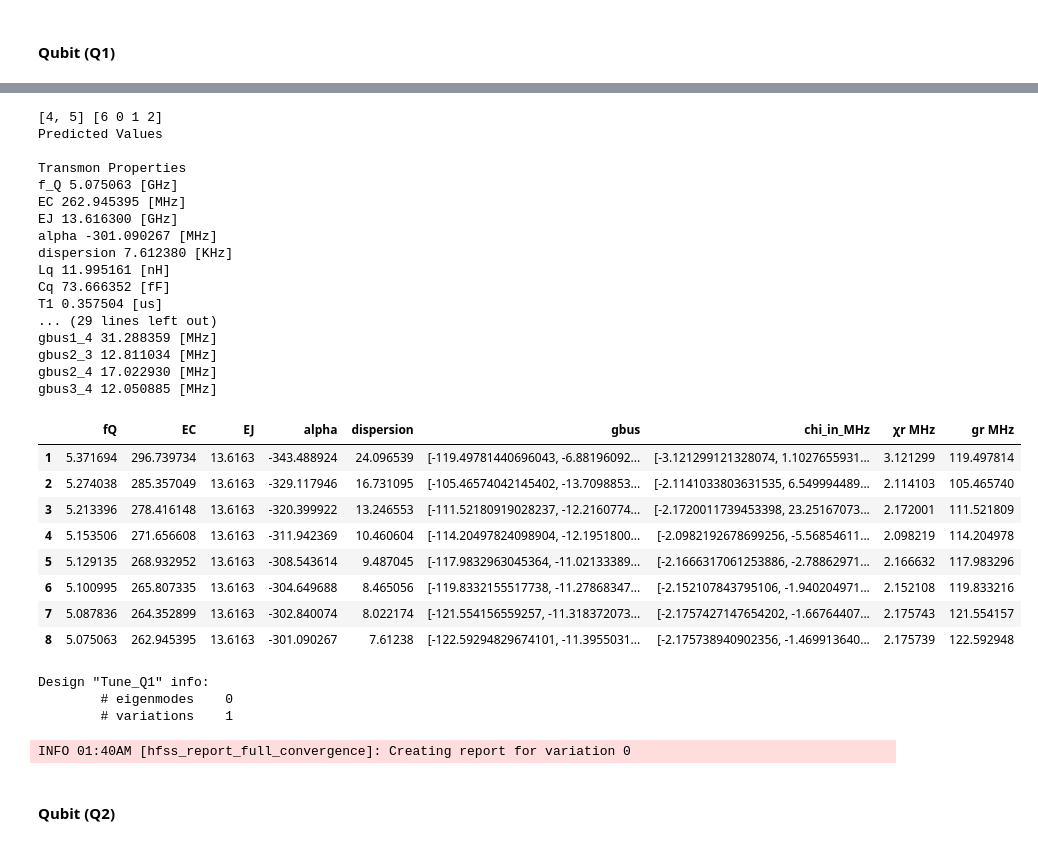
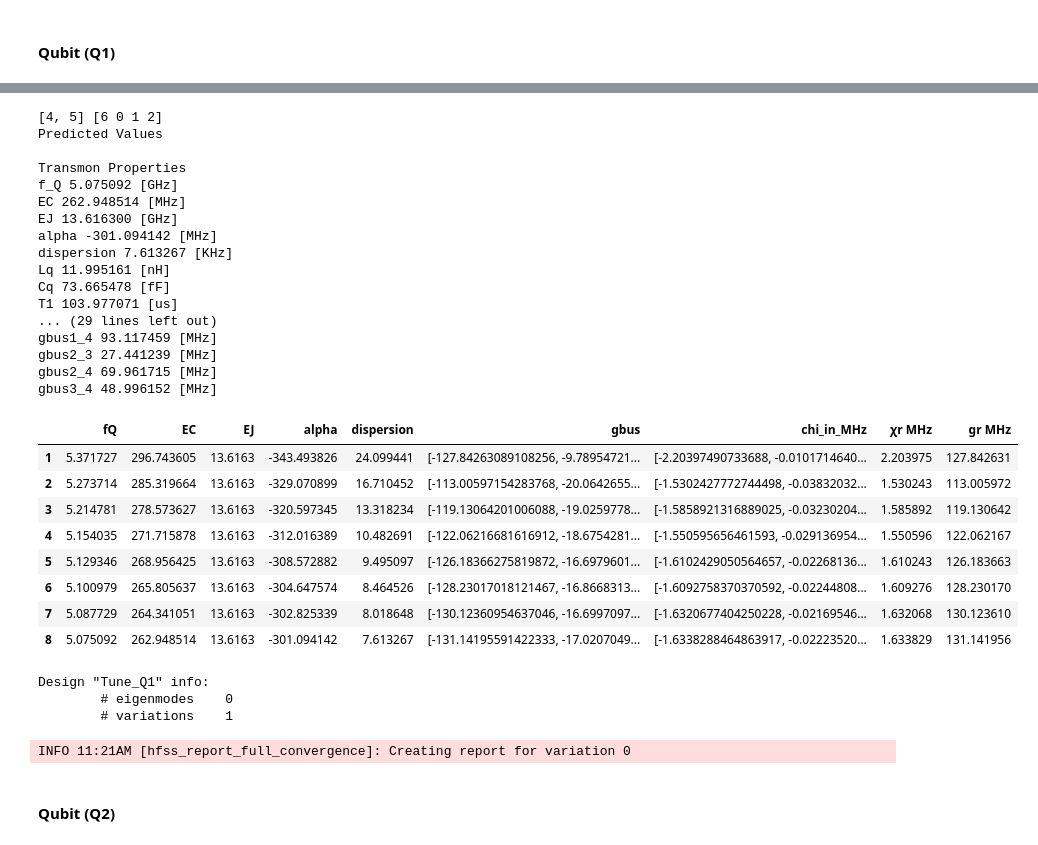
Before and after one commit to AbeerVaishnav13/qiskit-metal-qubit-design, a Jupyter notebook: design1_qubits_analysis-Copy1.ipynb, the cells around one changed output, grey strips where cells are left out. Saved outputs shown, nothing was run; the diff lists cells and outputs as text; code cells hidden in the pictures.

```diff
--- a/design1_qubits_analysis-Copy1.ipynb
+++ b/design1_qubits_analysis-Copy1.ipynb
@@ -338,37 +338,37 @@ INFO 01:40AM [get_matrix]: Exporting matrix data to (C:\Users\Nilay\AppData\Loca
 # %%
 c1.setup.junctions = Dict(Lj=12, Cj=1)
-c1.setup.freq_readout = 7.0
+c1.setup.freq_readout = 7.5
 c1.setup.freq_bus = [7.8, 7.5, 15]
 
 c1.run_lom()
 c1.lumped_oscillator_all
 # %% [output]
 [4, 5] [6 0 1 2]
 Predicted Values
 
 Transmon Properties
-f_Q 5.075063 [GHz]
-EC 262.945395 [MHz]
+f_Q 5.075092 [GHz]
+EC 262.948514 [MHz]
 EJ 13.616300 [GHz]
-alpha -301.090267 [MHz]
-dispersion 7.612380 [KHz]
+alpha -301.094142 [MHz]
+dispersion 7.613267 [KHz]
 Lq 11.995161 [nH]
-Cq 73.666352 [fF]
-T1 0.357504 [us]
+Cq 73.665478 [fF]
+T1 103.977071 [us]
 ... (29 lines left out)
-gbus1_4 31.288359 [MHz]
-gbus2_3 12.811034 [MHz]
-gbus2_4 17.022930 [MHz]
-gbus3_4 12.050885 [MHz]
+gbus1_4 93.117459 [MHz]
+gbus2_3 27.441239 [MHz]
+gbus2_4 69.961715 [MHz]
+gbus3_4 48.996152 [MHz]
 |  | fQ | EC | EJ | alpha | dispersion | gbus | chi_in_MHz | χr MHz | gr MHz |
-| 1 | 5.371694 | 296.739734 | 13.6163 | -343.488924 | 24.096539 | [-119.49781440696043, -6.88196092... | [-3.121299121328074, 1.1027655931... | 3.121299 | 119.497814 |
-| 2 | 5.274038 | 285.357049 | 13.6163 | -329.117946 | 16.731095 | [-105.46574042145402, -13.7098853... | [-2.1141033803631535, 6.549994489... | 2.114103 | 105.465740 |
-| 3 | 5.213396 | 278.416148 | 13.6163 | -320.399922 | 13.246553 | [-111.52180919028237, -12.2160774... | [-2.1720011739453398, 23.25167073... | 2.172001 | 111.521809 |
-| 4 | 5.153506 | 271.656608 | 13.6163 | -311.942369 | 10.460604 | [-114.20497824098904, -12.1951800... | [-2.0982192678699256, -5.56854611... | 2.098219 | 114.204978 |
-| 5 | 5.129135 | 268.932952 | 13.6163 | -308.543614 | 9.487045 | [-117.9832963045364, -11.02133389... | [-2.1666317061253886, -2.78862971... | 2.166632 | 117.983296 |
-| 6 | 5.100995 | 265.807335 | 13.6163 | -304.649688 | 8.465056 | [-119.8332155517738, -11.27868347... | [-2.152107843795106, -1.940204971... | 2.152108 | 119.833216 |
-| 7 | 5.087836 | 264.352899 | 13.6163 | -302.840074 | 8.022174 | [-121.554156559257, -11.318372073... | [-2.1757427147654202, -1.66764407... | 2.175743 | 121.554157 |
-| 8 | 5.075063 | 262.945395 | 13.6163 | -301.090267 | 7.61238 | [-122.59294829674101, -11.3955031... | [-2.175738940902356, -1.469913640... | 2.175739 | 122.592948 |
+| 1 | 5.371727 | 296.743605 | 13.6163 | -343.493826 | 24.099441 | [-127.84263089108256, -9.78954721... | [-2.20397490733688, -0.0101714640... | 2.203975 | 127.842631 |
+| 2 | 5.273714 | 285.319664 | 13.6163 | -329.070899 | 16.710452 | [-113.00597154283768, -20.0642655... | [-1.5302427772744498, -0.03832032... | 1.530243 | 113.005972 |
+| 3 | 5.214781 | 278.573627 | 13.6163 | -320.597345 | 13.318234 | [-119.13064201006088, -19.0259778... | [-1.5858921316889025, -0.03230204... | 1.585892 | 119.130642 |
+| 4 | 5.154035 | 271.715878 | 13.6163 | -312.016389 | 10.482691 | [-122.06216681616912, -18.6754281... | [-1.550595656461593, -0.029136954... | 1.550596 | 122.062167 |
+| 5 | 5.129346 | 268.956425 | 13.6163 | -308.572882 | 9.495097 | [-126.18366275819872, -16.6979601... | [-1.6102429050564657, -0.02268136... | 1.610243 | 126.183663 |
+| 6 | 5.100979 | 265.805637 | 13.6163 | -304.647574 | 8.464526 | [-128.23017018121467, -16.8668313... | [-1.6092758370370592, -0.02244808... | 1.609276 | 128.230170 |
+| 7 | 5.087729 | 264.341051 | 13.6163 | -302.825339 | 8.018648 | [-130.12360954637046, -16.6997097... | [-1.6320677404250228, -0.02169546... | 1.632068 | 130.123610 |
+| 8 | 5.075092 | 262.948514 | 13.6163 | -301.094142 | 7.613267 | [-131.14195591422333, -17.0207049... | [-1.6338288464863917, -0.02223520... | 1.633829 | 131.141956 |
 # %%
 c1.plot_convergence()
 c1.plot_convergence_chi()
@@ -376,7 +376,7 @@ c1.plot_convergence_chi()
 Design "Tune_Q1" info:
         # eigenmodes    0
         # variations    1
-INFO 01:40AM [hfss_report_full_convergence]: Creating report for variation 0
+INFO 11:21AM [hfss_report_full_convergence]: Creating report for variation 0
 # %% [markdown]
 #### Qubit (Q2)
 # %%
```
Also changed, not shown: parts of 4 cells of this notebook, 1 other file.
